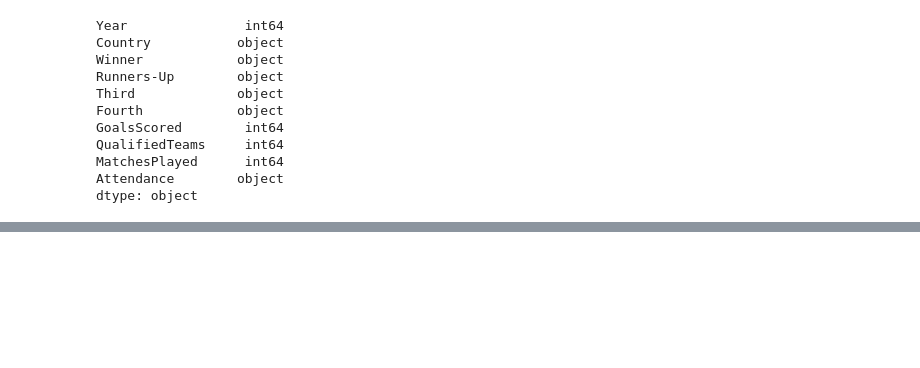
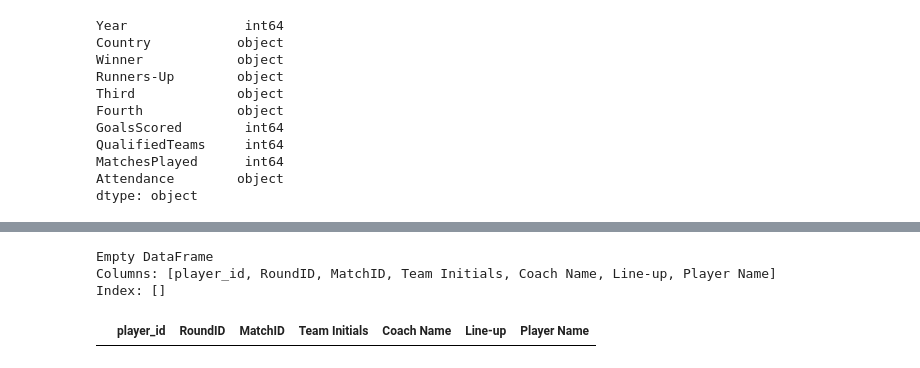
Before and after one commit to spqdotcom/FIFAWorldCup, a Jupyter notebook: FIFA.ipynb, the cells around one changed output, grey strips where cells are left out. Cells and saved outputs as stored; diff of their text form; code cells hidden in the pictures; blank space fills up the shorter version.

```diff
--- a/FIFA.ipynb
+++ b/FIFA.ipynb
@@ -332,0 +464,3 @@ dtype: object
+# %%
+df_pla = df_pla.drop(columns=['Shirt Number', 'Position', 'Event'])
+df_pla.dtypes
@@ -332,0 +475,3 @@ dtype: object
+# %%
+df_pla['player_id'] = range(1, len(df_pla) + 1)
+print(df_pla.head())
@@ -332,0 +492,4 @@ dtype: object
+# %%
+columns = ['player_id'] + [col for col in df_pla if col != 'player_id']
+df_pla = df_pla[columns]
+print(df_pla.head())
@@ -332,0 +538,13 @@ dtype: object
+# %%
+# Filtrar las filas donde MatchID es igual a 1452
+filtrado_df_pla = df_pla[df_pla['MatchID'] == 1452]
+
+# Mostrar el DataFrame filtrado
+print(filtrado_df_pla)
+
+filtrado_df_pla
+# %% [output]
+Empty DataFrame
+Columns: [player_id, RoundID, MatchID, Team Initials, Coach Name, Line-up, Player Name]
+Index: []
+|  | player_id | RoundID | MatchID | Team Initials | Coach Name | Line-up | Player Name |
```
Also changed, not shown: parts of 19 cells of this notebook, 3 other files.
